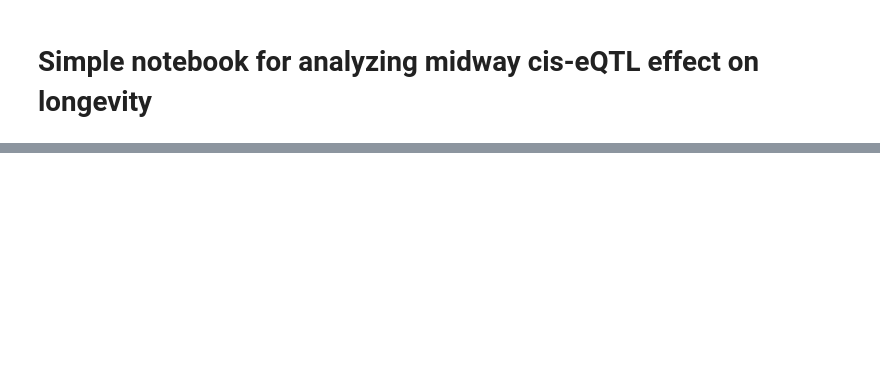
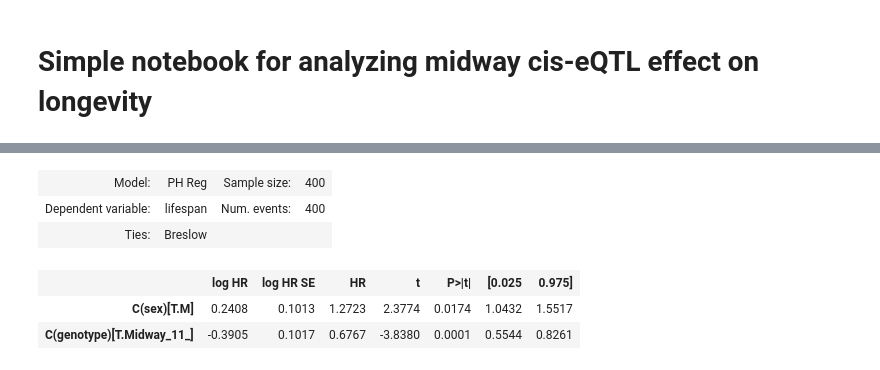
Before and after one commit to ayroles-lab/SNPvalidation, a Jupyter notebook: notebooks/longevity-notebook.ipynb, the cells around one changed output, grey strips where cells are left out. Cells and saved outputs as stored; diff of their text form; code cells hidden in the pictures; blank space fills up the shorter version.

```diff
--- a/notebooks/longevity-notebook.ipynb
+++ b/notebooks/longevity-notebook.ipynb
@@ -28,3 +69,12 @@ from statsmodels.duration.hazard_regression import PHReg
 # %%
-results = PHReg.from_formula('lifespan ~ C(sex) + C(genotype)', data=midway_model_table).fit()
+results = PHReg.from_formula(
+    "lifespan ~ C(sex) + C(genotype)", data=surv_df, status="death"
+).fit()
 results.summary()
+# %% [output]
+| Model: | PH Reg | Sample size: | 400 |
+| Dependent variable: | lifespan | Num. events: | 400 |
+| Ties: | Breslow |  |  |
+|  | log HR | log HR SE | HR | t | P>|t| | [0.025 | 0.975] |
+| C(sex)[T.M] | 0.2408 | 0.1013 | 1.2723 | 2.3774 | 0.0174 | 1.0432 | 1.5517 |
+| C(genotype)[T.Midway_11_] | -0.3905 | 0.1017 | 0.6767 | -3.8380 | 0.0001 | 0.5544 | 0.8261 |
```
Also changed, not shown: parts of 6 cells of this notebook, 4 other files.
